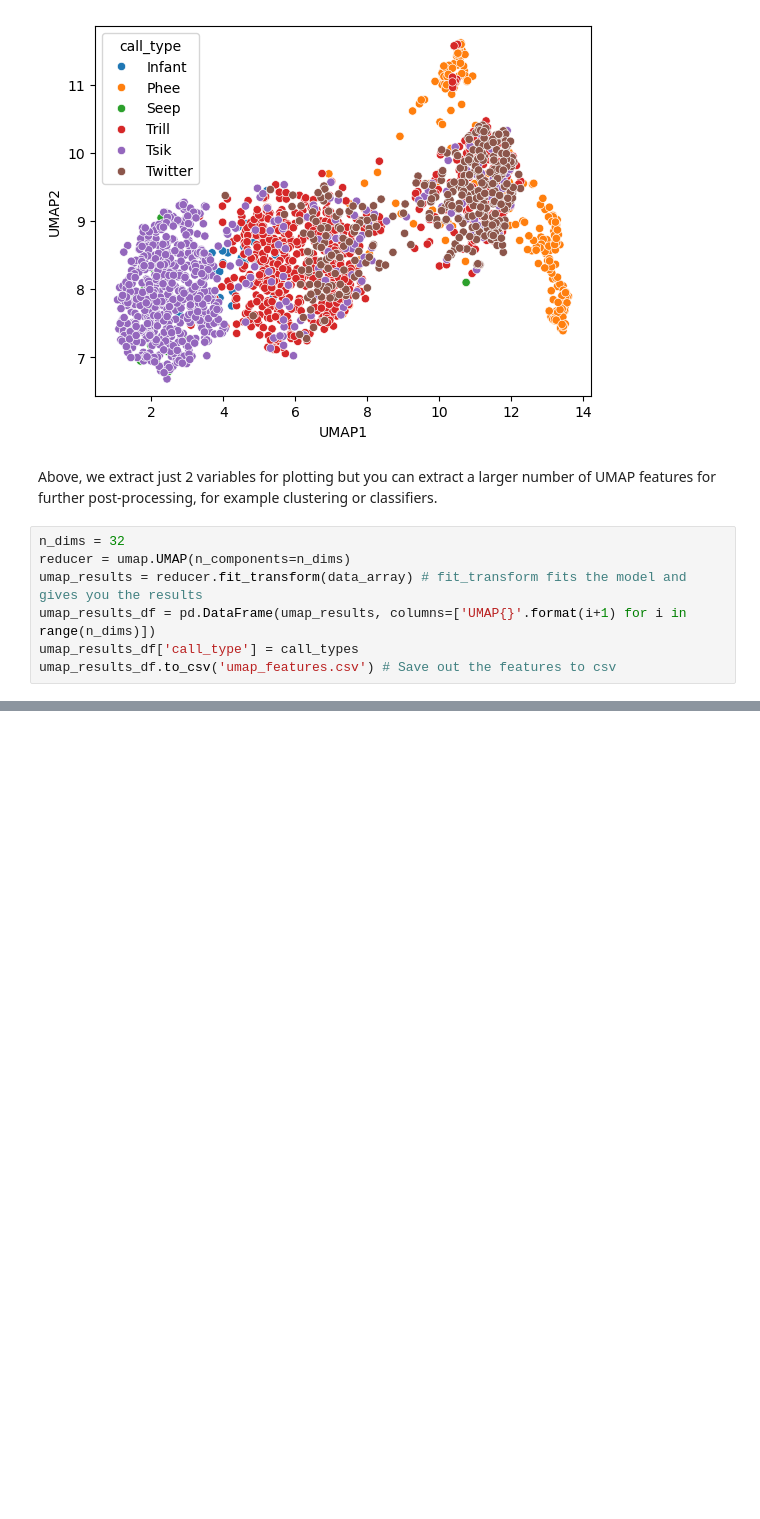
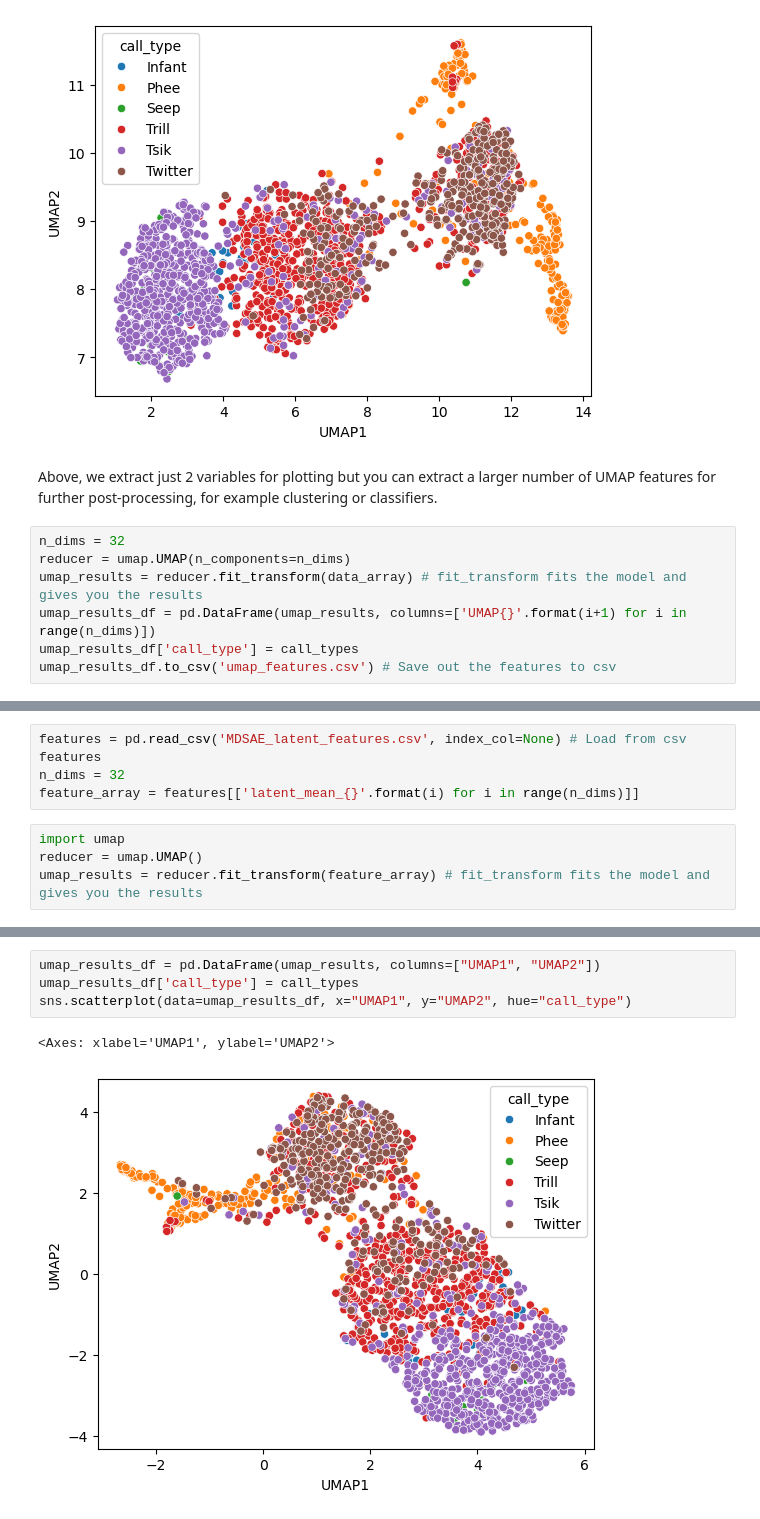
Before and after one commit to DoriMG/AnimalBehaviourLiveWorkshop, a Jupyter notebook: 2_latent_variables.ipynb, the cells around one changed output, grey strips where cells are left out. Drawn from its saved outputs; the diff is of its cells as text; blank space fills up the shorter version.

Commit message:
Latent features of AE

```diff
--- a/2_latent_variables.ipynb
+++ b/2_latent_variables.ipynb
@@ -152,0 +162,9 @@ umap_results_df.to_csv('umap_features.csv') # Save out the features to csv
+# %%
+features = pd.read_csv('MDSAE_latent_features.csv', index_col=None) # Load from csv
+features
+n_dims = 32
+feature_array = features[['latent_mean_{}'.format(i) for i in range(n_dims)]]
+# %%
+import umap
+reducer = umap.UMAP()
+umap_results = reducer.fit_transform(feature_array) # fit_transform fits the model and gives you the results
@@ -152,0 +189,7 @@ umap_results_df.to_csv('umap_features.csv') # Save out the features to csv
+# %%
+umap_results_df = pd.DataFrame(umap_results, columns=["UMAP1", "UMAP2"])
+umap_results_df['call_type'] = call_types
+sns.scatterplot(data=umap_results_df, x="UMAP1", y="UMAP2", hue="call_type")
+# %% [output]
+<Axes: xlabel='UMAP1', ylabel='UMAP2'>
+[figure, added]
```
Also changed, not shown: parts of 3 cells of this notebook, 1 other file.
